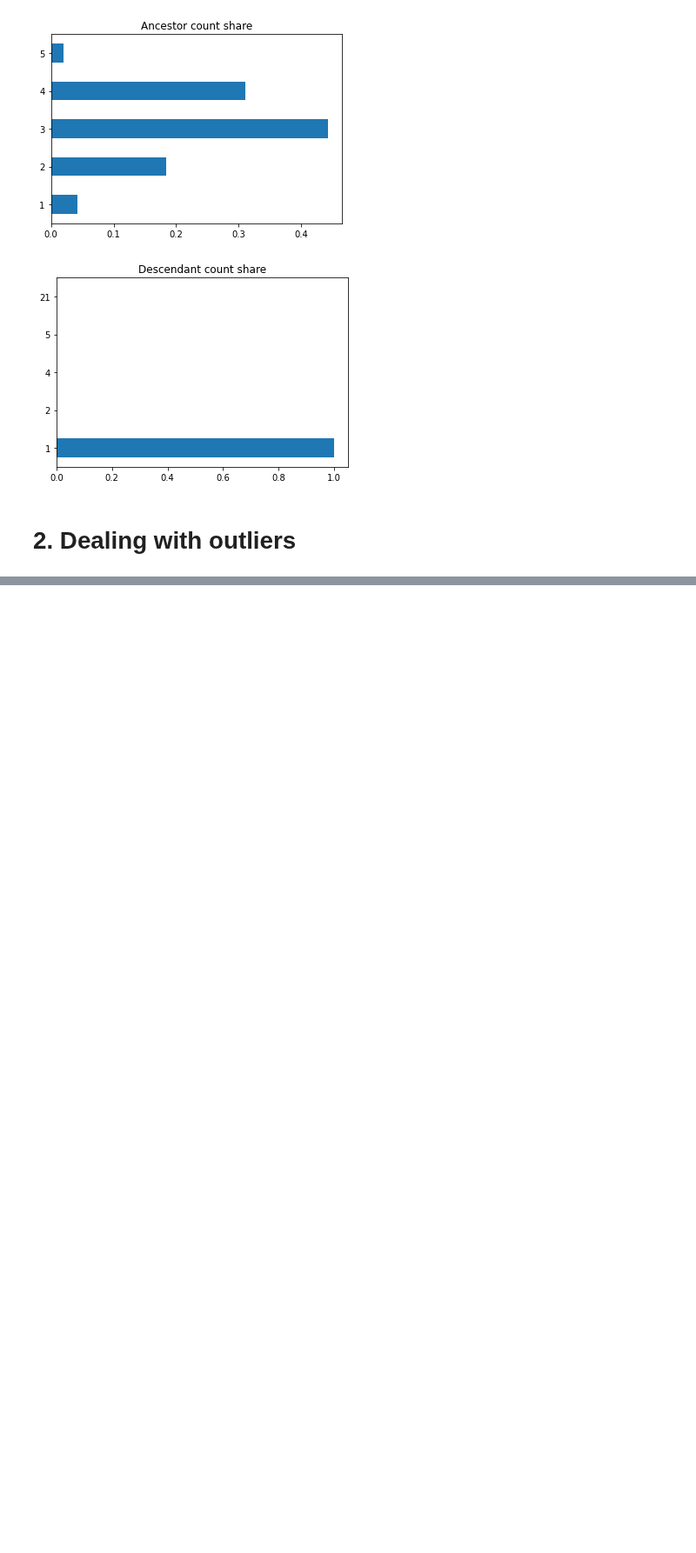
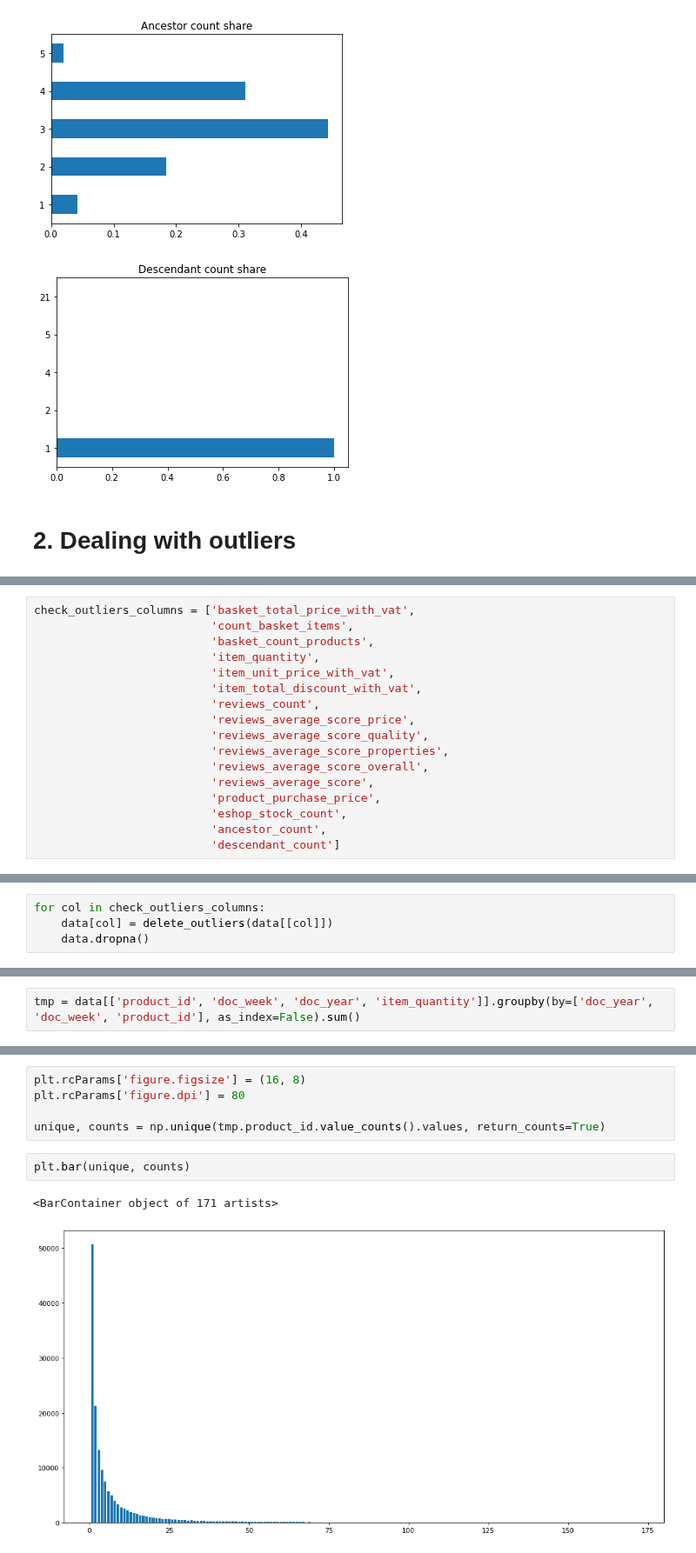
Before and after one commit to xSchon/BP, a Jupyter notebook: Preprocessing.ipynb, the cells around one changed output, grey strips where cells are left out. Shown at 87% size. Saved outputs shown, nothing was run; the diff lists cells and outputs as text; blank space fills up the shorter version.

Commit message:
Add outliers fight as well as start of normalization

```diff
--- a/Preprocessing.ipynb
+++ b/Preprocessing.ipynb
@@ -284,0 +301,17 @@ TODO_TYPE_CHANGE
+# %%
+check_outliers_columns = ['basket_total_price_with_vat',
+                          'count_basket_items',
+                          'basket_count_products',
+                          'item_quantity',
+                          'item_unit_price_with_vat',
+                          'item_total_discount_with_vat',
+                          'reviews_count',
+                          'reviews_average_score_price',
+                          'reviews_average_score_quality',
+                          'reviews_average_score_properties',
+                          'reviews_average_score_overall',
+                          'reviews_average_score',
+                          'product_purchase_price',
+                          'eshop_stock_count',
+                          'ancestor_count',
+                          'descendant_count']
@@ -284,0 +335,4 @@ TODO_TYPE_CHANGE
+# %%
+for col in check_outliers_columns:
+    data[col] = delete_outliers(data[[col]])
+    data.dropna()
@@ -284,0 +443,2 @@ TODO_TYPE_CHANGE
+# %%
+tmp = data[['product_id', 'doc_week', 'doc_year', 'item_quantity']].groupby(by=['doc_year', 'doc_week', 'product_id'], as_index=False).sum()
@@ -284,0 +461,10 @@ TODO_TYPE_CHANGE
+# %%
+plt.rcParams['figure.figsize'] = (16, 8)
+plt.rcParams['figure.dpi'] = 80
+
+unique, counts = np.unique(tmp.product_id.value_counts().values, return_counts=True)
+# %%
+plt.bar(unique, counts)
+# %% [output]
+<BarContainer object of 171 artists>
+[figure, added]
```
Also changed, not shown: parts of 17 cells of this notebook, 1 other file.
